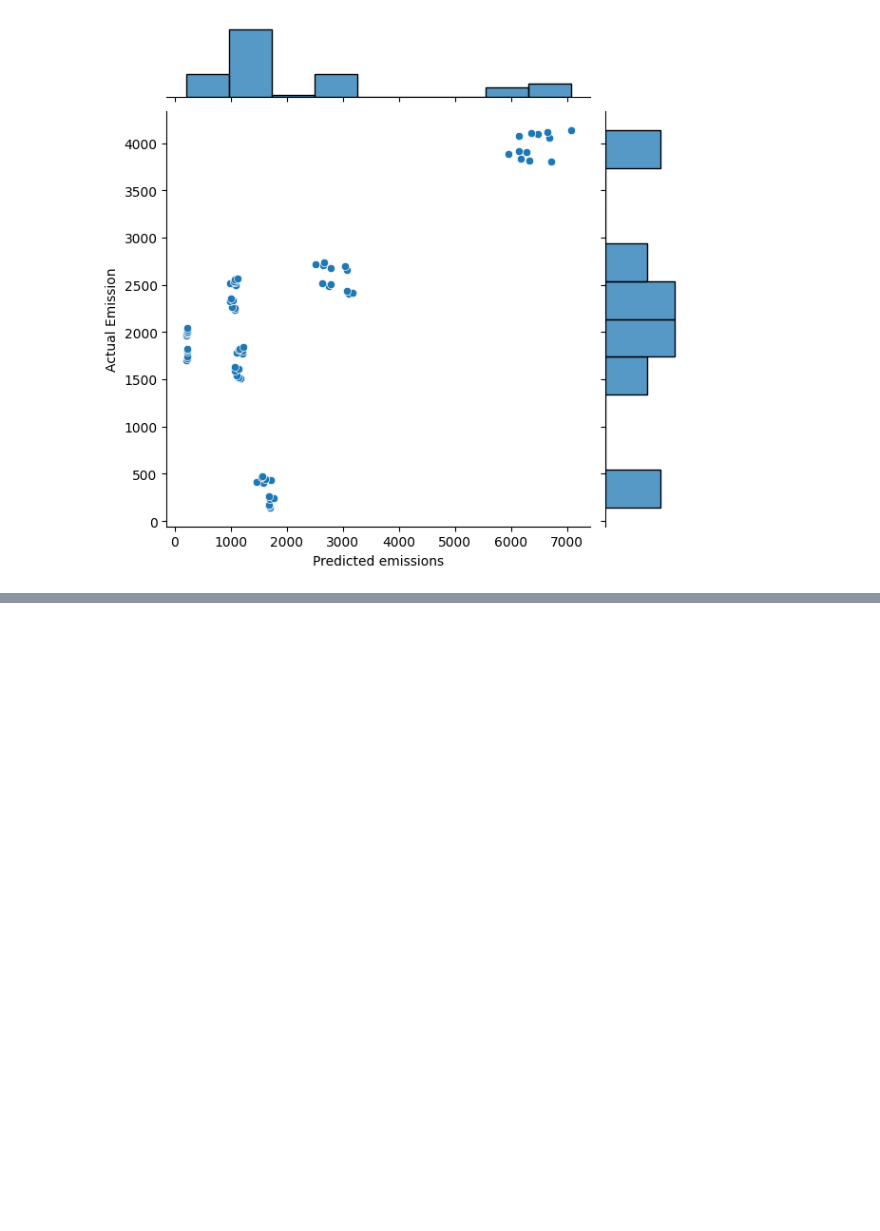
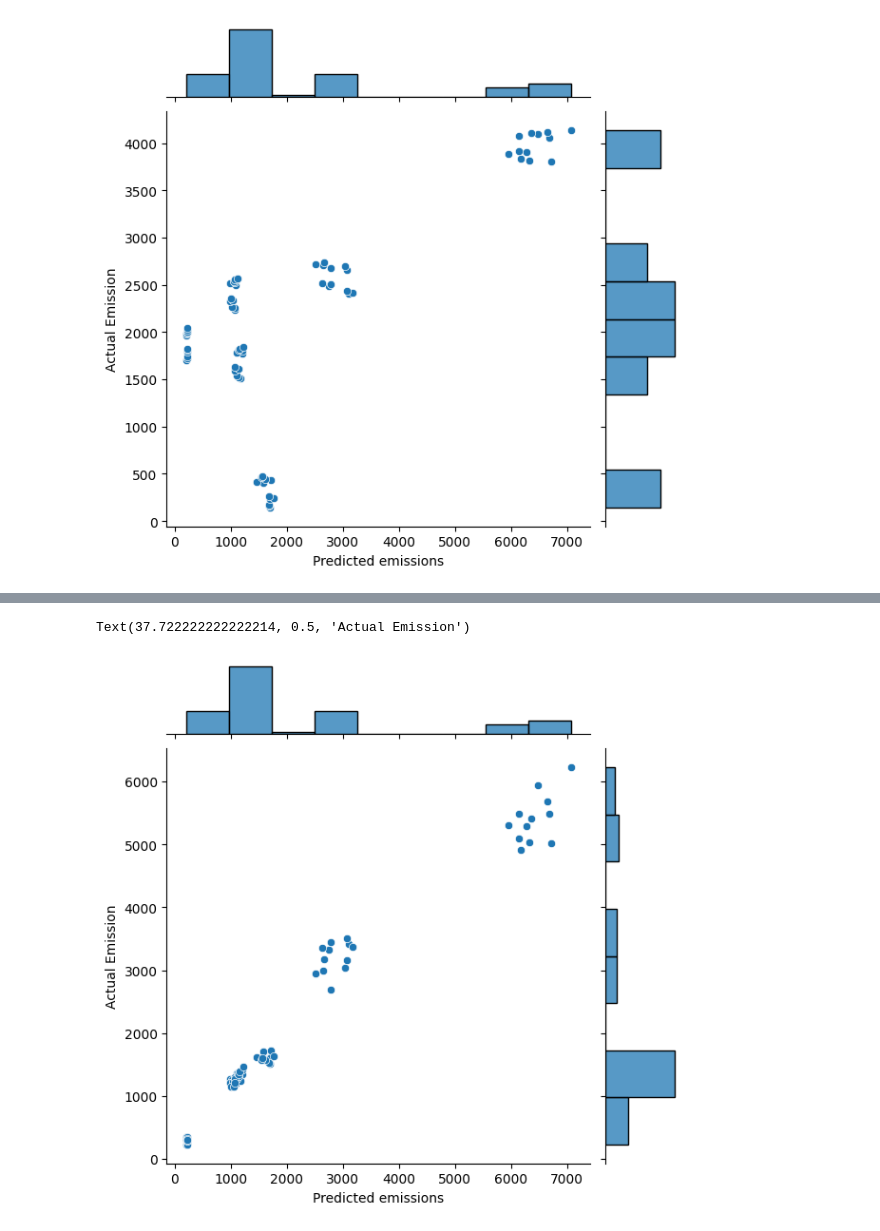
Before and after one commit to pjcroxas/Data-Analytics, a Jupyter notebook: CO2_Emission_Forecasting.ipynb, the cells around one changed output, grey strips where cells are left out. Saved outputs shown, nothing was run; the diff lists cells and outputs as text; code cells hidden in the pictures; blank space fills up the shorter version.

```diff
--- a/CO2_Emission_Forecasting.ipynb
+++ b/CO2_Emission_Forecasting.ipynb
@@ -408,0 +447,7 @@ Text(37.722222222222214, 0.5, 'Actual Emission')
+# %%
+sns.jointplot(x=y_valid, y=predicted_emission)
+plt.xlabel("Predicted emissions")
+plt.ylabel("Actual Emission")
+# %% [output]
+Text(37.722222222222214, 0.5, 'Actual Emission')
+[figure, added]
```
Also changed, not shown: parts of 20 cells of this notebook.
